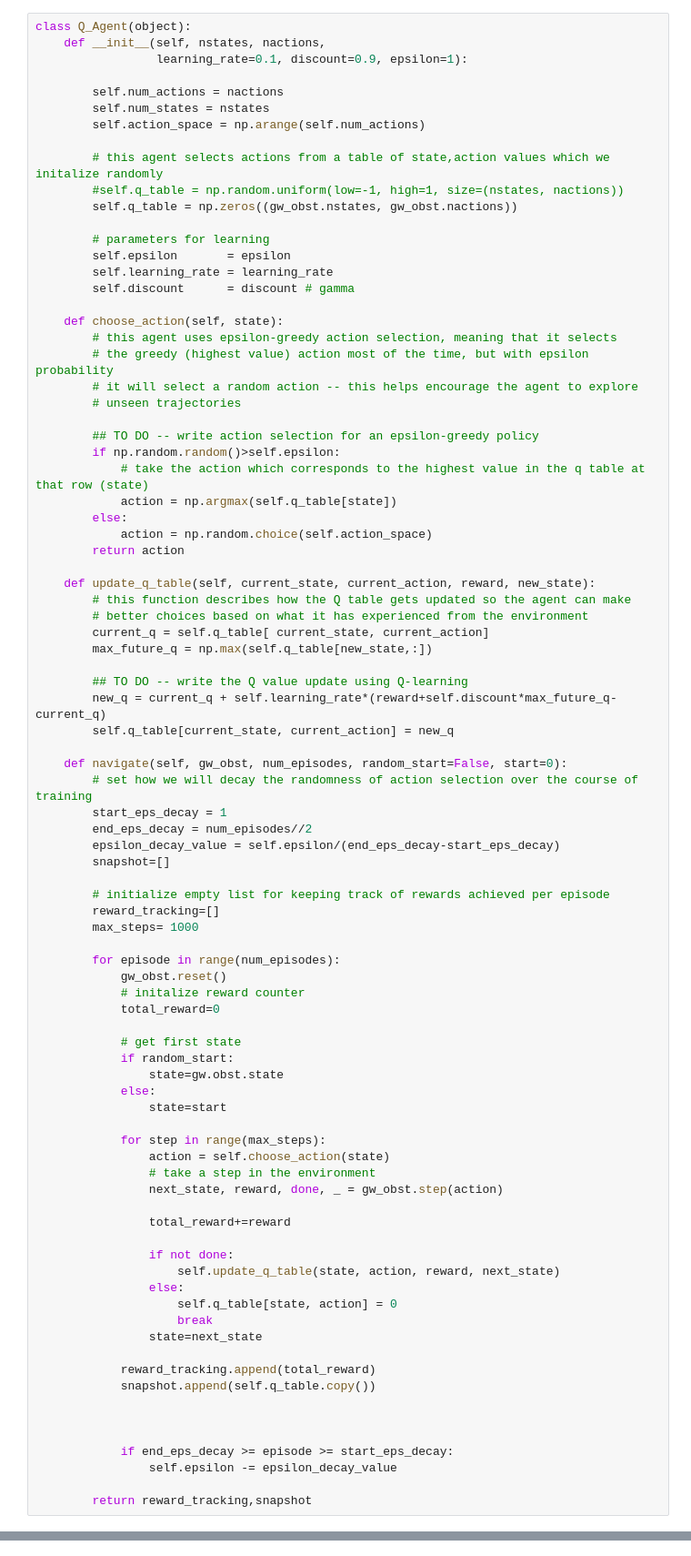
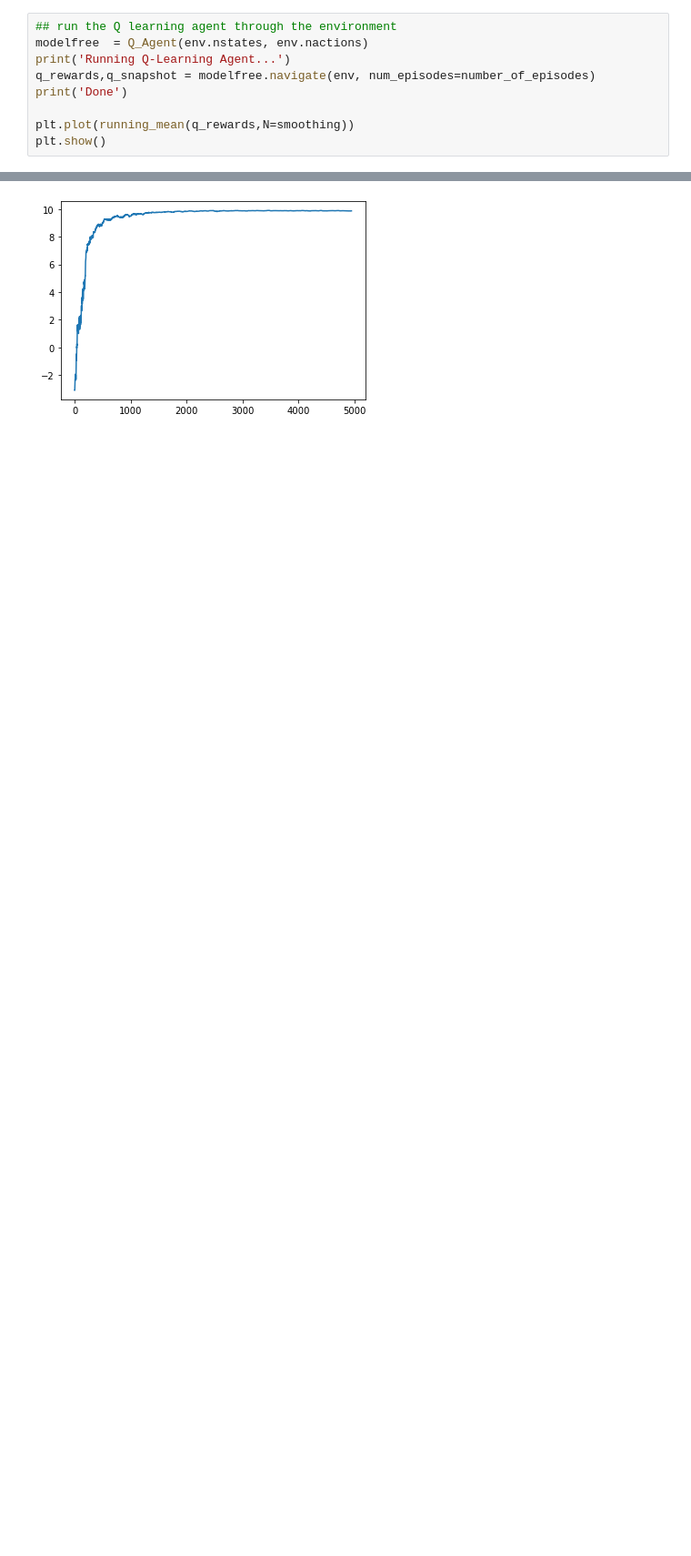
Before and after one commit to christina-acquah/Reinforcement-Learning, a Jupyter notebook: Reinforcement Learning Main Project.ipynb, the cells around one changed output, grey strips where cells are left out. Shown at 91% size. Cells and saved outputs as stored; diff of their text form; blank space fills up the shorter version.

```diff
--- a/Reinforcement Learning Main Project.ipynb
+++ b/Reinforcement Learning Main Project.ipynb
@@ -40,87 +52,10 @@ gw_obst = ef.GridWorld(rows=n_rows,cols=n_cols,
 # %%
-class Q_Agent(object):
-    def __init__(self, nstates, nactions,
-                 learning_rate=0.1, discount=0.9, epsilon=1):
+## run the Q learning agent through the environment
+modelfree  = Q_Agent(env.nstates, env.nactions)
+print('Running Q-Learning Agent...')
+q_rewards,q_snapshot = modelfree.navigate(env, num_episodes=number_of_episodes)
+print('Done')
 
-        self.num_actions = nactions
-        self.num_states = nstates
-        self.action_space = np.arange(self.num_actions)
-
-        # this agent selects actions from a table of state,action values which we initalize randomly
-        #self.q_table = np.random.uniform(low=-1, high=1, size=(nstates, nactions))
-        self.q_table = np.zeros((gw_obst.nstates, gw_obst.nactions))
-
-        # parameters for learning
-        self.epsilon       = epsilon
-        self.learning_rate = learning_rate
-        self.discount      = discount # gamma
-
-    def choose_action(self, state):
-        # this agent uses epsilon-greedy action selection, meaning that it selects
-        # the greedy (highest value) action most of the time, but with epsilon probability
-        # it will select a random action -- this helps encourage the agent to explore
-        # unseen trajectories
-
-        ## TO DO -- write action selection for an epsilon-greedy policy
-        if np.random.random()>self.epsilon:
-            # take the action which corresponds to the highest value in the q table at that row (state)
-            action = np.argmax(self.q_table[state])
-        else:
-            action = np.random.choice(self.action_space)
-        return action
-
-    def update_q_table(self, current_state, current_action, reward, new_state):
-        # this function describes how the Q table gets updated so the agent can make
-        # better choices based on what it has experienced from the environment
-        current_q = self.q_table[ current_state, current_action]
-        max_future_q = np.max(self.q_table[new_state,:])
-
-        ## TO DO -- write the Q value update using Q-learning
-        new_q = current_q + self.learning_rate*(reward+self.discount*max_future_q-current_q)
-        self.q_table[current_state, current_action] = new_q
-
-    def navigate(self, gw_obst, num_episodes, random_start=False, start=0):
-        # set how we will decay the randomness of action selection over the course of training
-        start_eps_decay = 1
-        end_eps_decay = num_episodes//2
-        epsilon_decay_value = self.epsilon/(end_eps_decay-start_eps_decay)
-        snapshot=[]
-
-        # initialize empty list for keeping track of rewards achieved per episode
-        reward_tracking=[]
-        max_steps= 1000
-
-        for episode in range(num_episodes):
-            gw_obst.reset()
-            # initalize reward counter
-            total_reward=0
-
-            # get first state
-            if random_start:
-                state=gw.obst.state
-            else:
-                state=start
-
-            for step in range(max_steps):
-                action = self.choose_action(state)
-                # take a step in the environment
-                next_state, reward, done, _ = gw_obst.step(action)
-
-                total_reward+=reward
-
-                if not done:
-                    self.update_q_table(state, action, reward, next_state)
-                else:
-                    self.q_table[state, action] = 0
-                    break
-                state=next_state
-
-            reward_tracking.append(total_reward)
-            snapshot.append(self.q_table.copy())
-
-
-
-            if end_eps_decay >= episode >= start_eps_decay:
-                self.epsilon -= epsilon_decay_value
-
-        return reward_tracking,snapshot
+plt.plot(running_mean(q_rewards,N=smoothing))
+plt.show()
+# %% [output]
@@ -127 +64,2 @@ class Q_Agent(object):
+[figure, added]
 # %%
```
Also changed, not shown: parts of 20 cells of this notebook, 2 other files.
